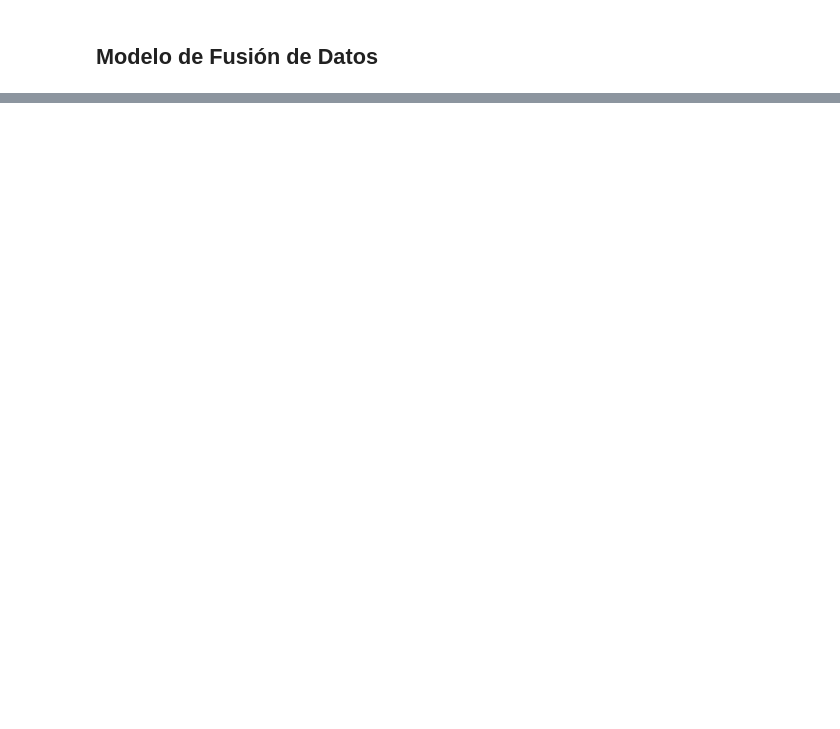
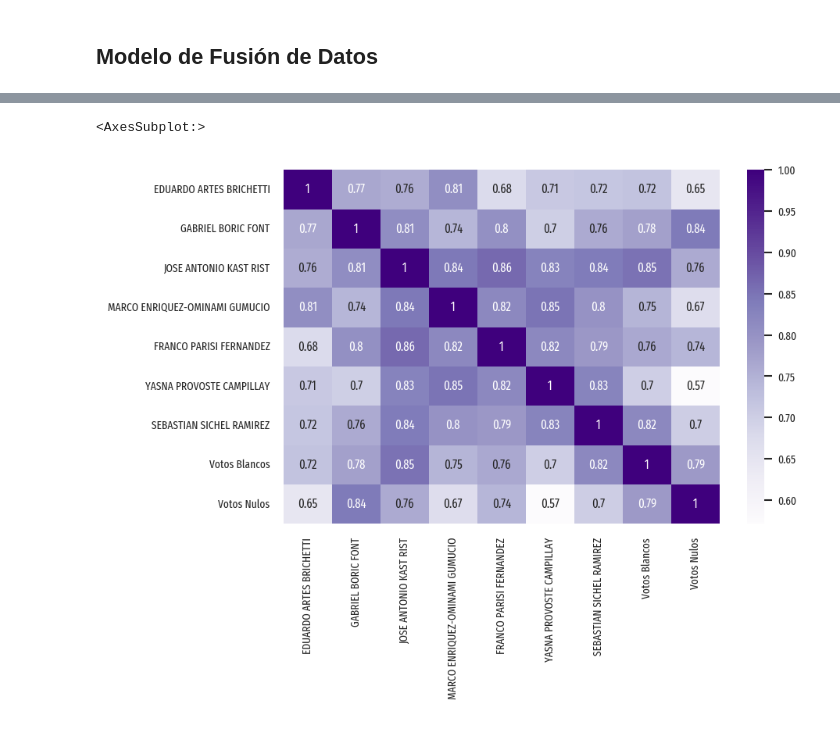
Before and after one commit to zorzalerrante/chilean_voter_profiling, a Jupyter notebook: notebooks/00-base-model.ipynb, the cells around one changed output, grey strips where cells are left out. Cells and saved outputs as stored; diff of their text form; code cells hidden in the pictures; blank space fills up the shorter version.

```diff
--- a/notebooks/00-base-model.ipynb
+++ b/notebooks/00-base-model.ipynb
@@ -348,0 +1201,10 @@ sns.heatmap(model.factor("candidatos"), annot=True)
+# %%
+similarity = pd.DataFrame(
+   cosine_similarity(model.factor("candidatos")),
+   index=turnout.columns[:-1],
+   columns=turnout.columns[:-1],
+)
+sns.heatmap(similarity, annot=True, cmap="Purples")
+# %% [output]
+<AxesSubplot:>
+[figure, added]
```
Also changed, not shown: parts of 101 cells of this notebook, 6 other files.
